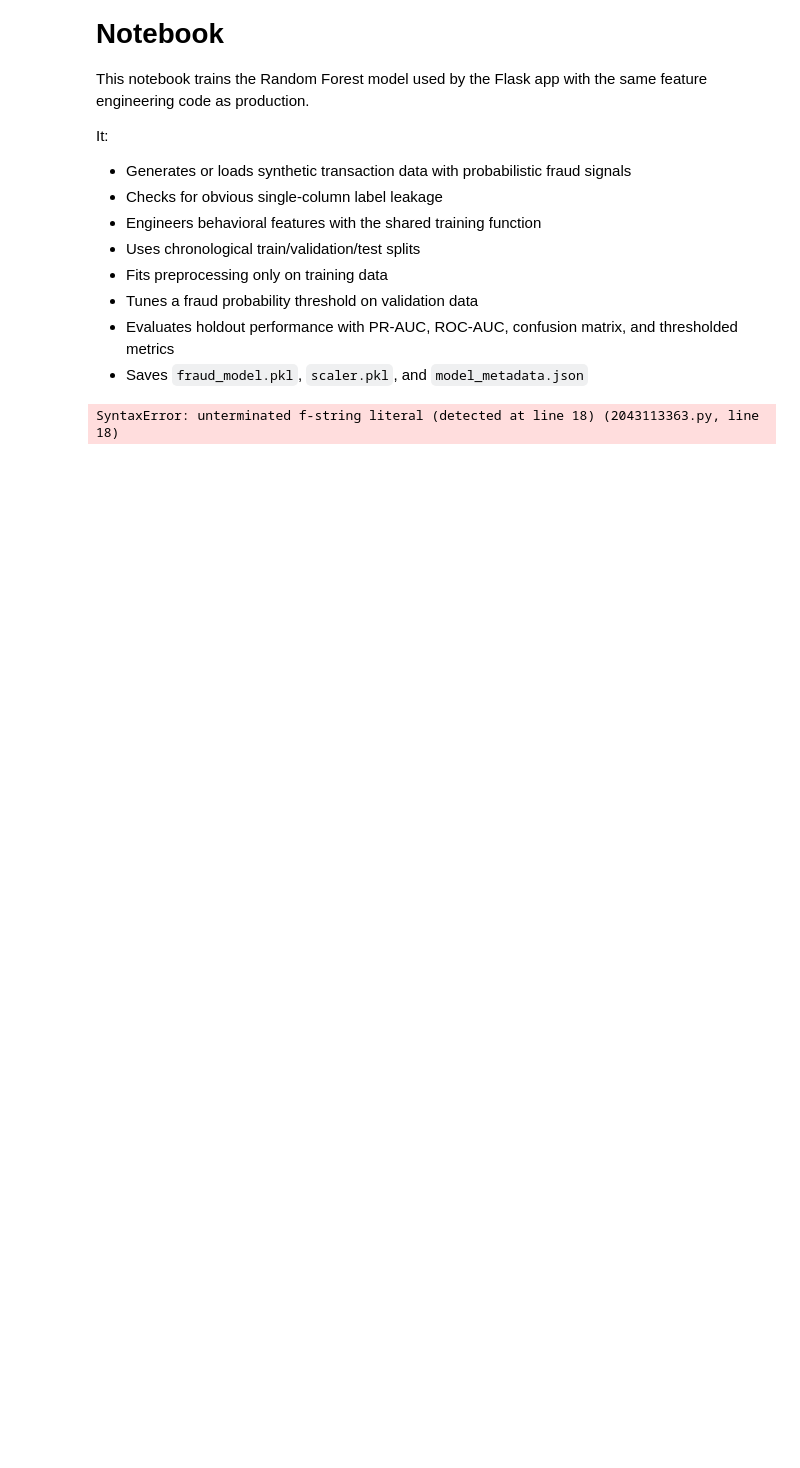
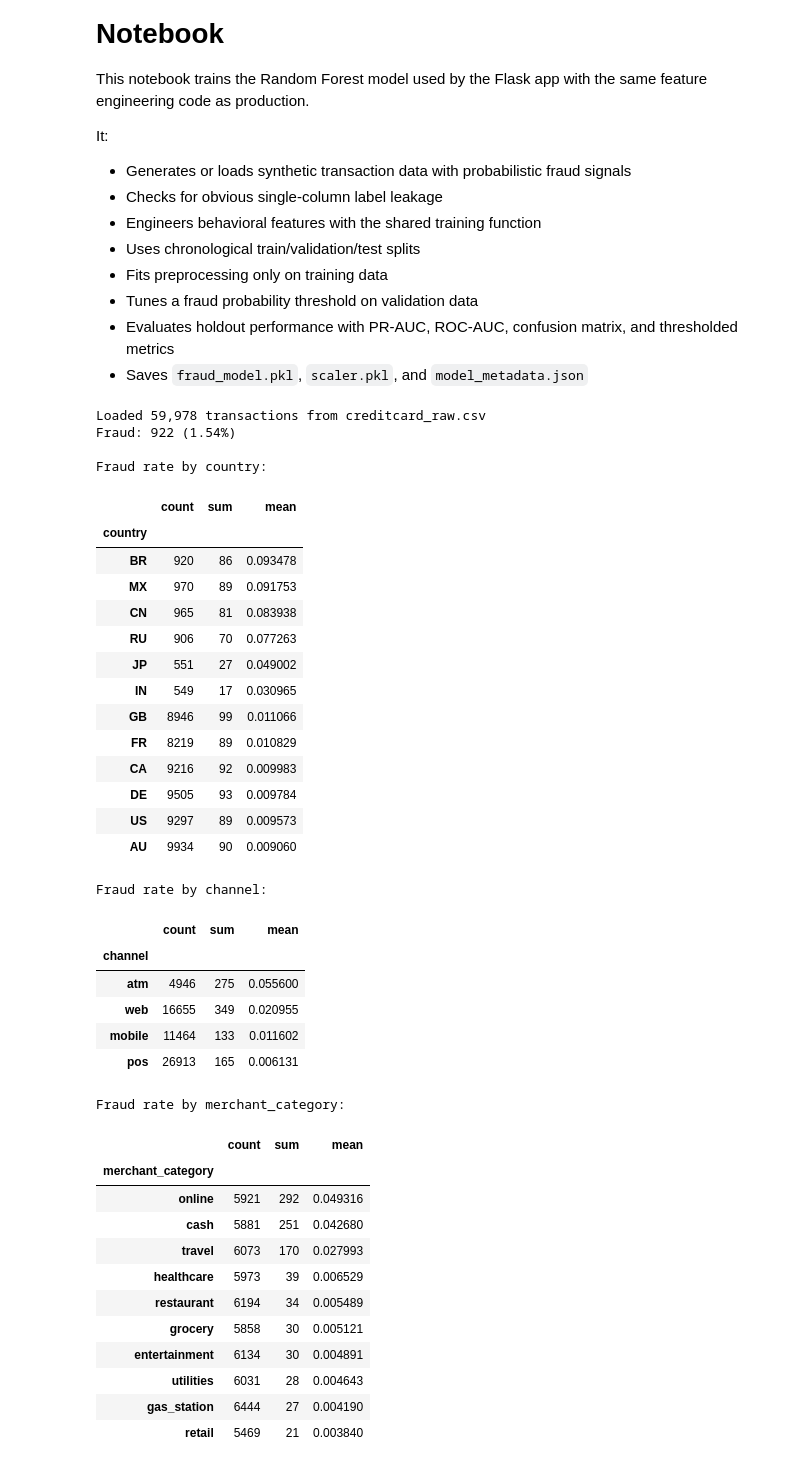
Before and after one commit to salimshre/credit-card-fraud-detector, a Jupyter notebook: self.ipynb, the cells around one changed output. Cells and saved outputs as stored; diff of their text form; code cells hidden in the pictures; blank space fills up the shorter version.

```diff
--- a/self.ipynb
+++ b/self.ipynb
@@ -47,26 +47,62 @@ sns.set_style("whitegrid")
 # %%
 # ------------------------ Data Generation / Loading ------------------------
 # Set this to True when you intentionally want a fresh synthetic dataset.
 REGENERATE_SYNTHETIC_DATA = False
 DATA_PATH = Path("creditcard_raw.csv")
 
 if REGENERATE_SYNTHETIC_DATA or not DATA_PATH.exists():
     df_raw = generate_dataset(output_file=DATA_PATH, seed=42)
 else:
     df_raw = pd.read_csv(DATA_PATH)
     print(f"Loaded {len(df_raw):,} transactions from {DATA_PATH}")
 
 fraud_count = int(df_raw["is_fraud"].sum())
 print(f"Fraud: {fraud_count:,} ({fraud_count / len(df_raw):.2%})")
 
 # Quick leakage check: no single categorical value should perfectly identify fraud.
 label_summaries = summarize_label_leakage(df_raw)
 for column, summary in label_summaries.items():
-    print(f"
-Fraud rate by {column}:")
+    print(f"\nFraud rate by {column}:")
     display(summary)
 # %% [output]
-SyntaxError: unterminated f-string literal (detected at line 18) (2043113363.py, line 18)
+Loaded 59,978 transactions from creditcard_raw.csv
+Fraud: 922 (1.54%)
+
+Fraud rate by country:
+|  | count | sum | mean |
+| country |  |  |  |
+| BR | 920 | 86 | 0.093478 |
+| MX | 970 | 89 | 0.091753 |
+| CN | 965 | 81 | 0.083938 |
+| RU | 906 | 70 | 0.077263 |
+| JP | 551 | 27 | 0.049002 |
+| IN | 549 | 17 | 0.030965 |
+| GB | 8946 | 99 | 0.011066 |
+| FR | 8219 | 89 | 0.010829 |
+| CA | 9216 | 92 | 0.009983 |
+| DE | 9505 | 93 | 0.009784 |
+| US | 9297 | 89 | 0.009573 |
+| AU | 9934 | 90 | 0.009060 |
+Fraud rate by channel:
+|  | count | sum | mean |
+| channel |  |  |  |
+| atm | 4946 | 275 | 0.055600 |
+| web | 16655 | 349 | 0.020955 |
+| mobile | 11464 | 133 | 0.011602 |
+| pos | 26913 | 165 | 0.006131 |
+Fraud rate by merchant_category:
+|  | count | sum | mean |
+| merchant_category |  |  |  |
+| online | 5921 | 292 | 0.049316 |
+| cash | 5881 | 251 | 0.042680 |
+| travel | 6073 | 170 | 0.027993 |
+| healthcare | 5973 | 39 | 0.006529 |
+| restaurant | 6194 | 34 | 0.005489 |
+| grocery | 5858 | 30 | 0.005121 |
+| entertainment | 6134 | 30 | 0.004891 |
+| utilities | 6031 | 28 | 0.004643 |
+| gas_station | 6444 | 27 | 0.004190 |
+| retail | 5469 | 21 | 0.003840 |
 # %%
 # ------------------------ Feature Engineering -----------------------
 print("Engineering features with the shared training code...")
```
Also changed, not shown: parts of 7 cells of this notebook, 5 other files.
